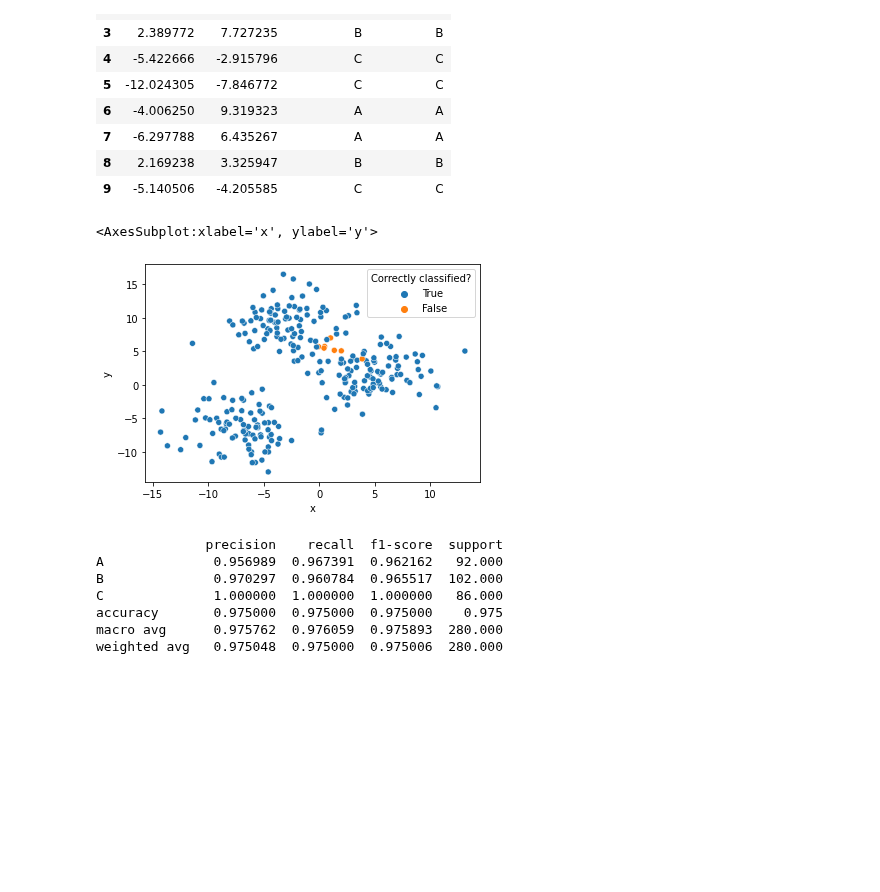
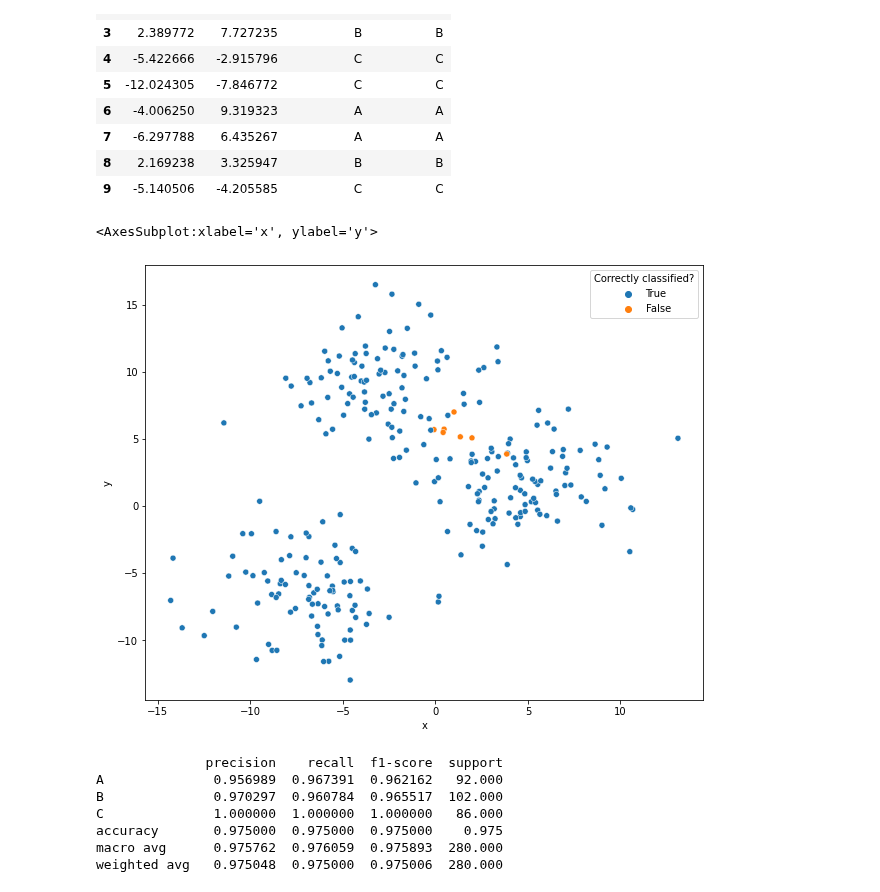
Before and after one commit to flo7up/relataly-public-python-tutorials, a Jupyter notebook: 041 Simple Clustering using K-means with Python.ipynb, the cells around one changed output. Cells and saved outputs as stored; diff of their text form; code cells hidden in the pictures; blank space fills up the shorter version.

```diff
--- a/041 Simple Clustering using K-means with Python.ipynb
+++ b/041 Simple Clustering using K-means with Python.ipynb
@@ -127,11 +126,13 @@ df_eval.head(10)
 | 8 | 2.169238 | 3.325947 | B | B |
 | 9 | -5.140506 | -4.205585 | C | C |
 # %%
+# Scatterplot on correctly and falsely classified values
 df_eval.loc[df_eval['pred_label'] == df_eval['true_label'], 'Correctly classified?'] = 'True'
 df_eval.loc[df_eval['pred_label'] != df_eval['true_label'], 'Correctly classified?'] = 'False'
 
+plt.rcParams["figure.figsize"] = (10,8)
 sns.scatterplot(data=df_eval, x='x', y='y', color='r', hue='Correctly classified?')
 # %% [output]
 <AxesSubplot:xlabel='x', ylabel='y'>
-[figure, old version]
+[figure, new version]
 # %%
```
Also changed, not shown: parts of 4 cells of this notebook, 1 other file.
